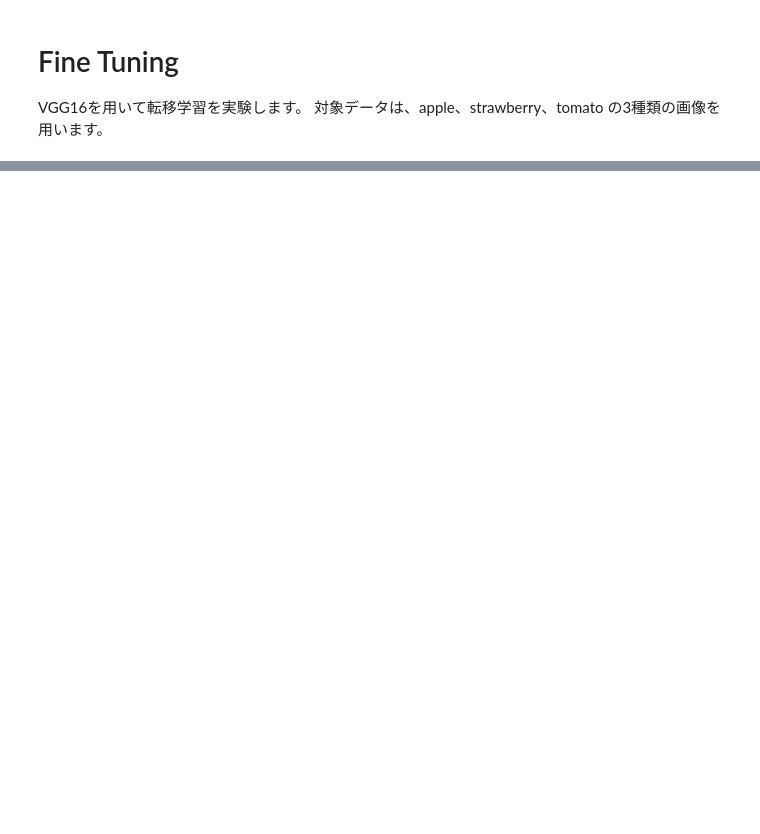
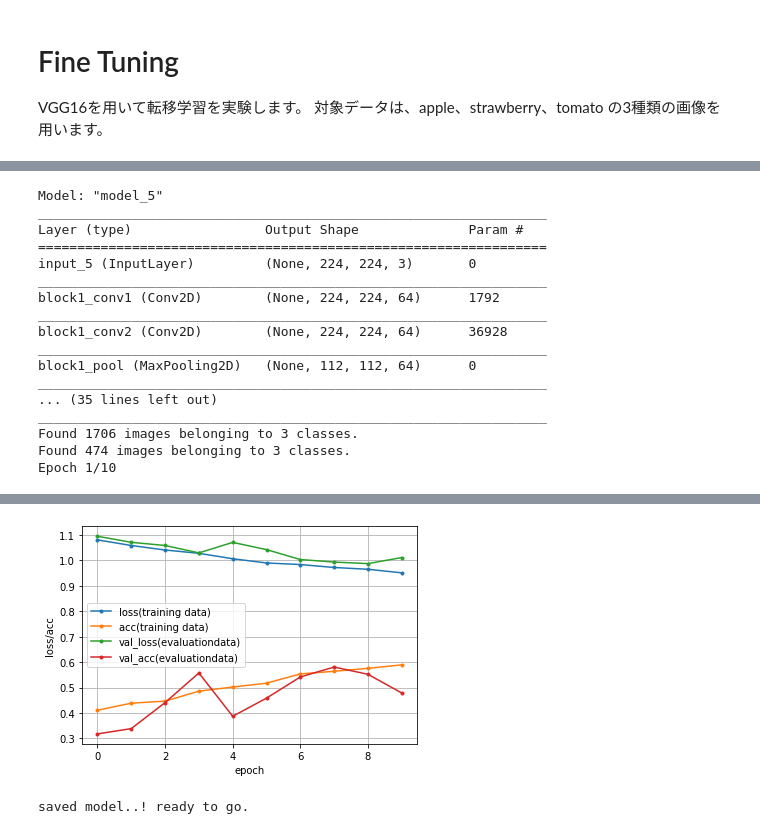
Before and after one commit to taniokah/DL-Basic-Seminar2, a Jupyter notebook: Transfer_Learning.ipynb, the cells around one changed output, grey strips where cells are left out. Drawn from its saved outputs; the diff is of its cells as text; code cells hidden in the pictures; blank space fills up the shorter version.

```diff
--- a/Transfer_Learning.ipynb
+++ b/Transfer_Learning.ipynb
@@ -278,6 +371,7 @@ predict('images/validation/tomato/000005.png', 'tomato')
 from keras.applications.vgg16 import VGG16, preprocess_input, decode_predictions
 from keras.models import Sequential, Model
 from keras.layers import Input, Dense, Dropout, Activation, Flatten, GlobalAveragePooling2D
+from keras.optimizers import SGD
 from keras.preprocessing import image
 
 from PIL import ImageFile
@@ -316,14 +410,14 @@ model.compile(loss='categorical_crossentropy',
 
 model.summary()
 
-train_datagen = ImageFile.ImageDataGenerator(
+train_datagen = image.ImageDataGenerator(
    rescale=1.0 / 255,
    shear_range=0.2,
    zoom_range=0.2,
    horizontal_flip=True,
    rotation_range=10)
 
-test_datagen = ImageFile.ImageDataGenerator(
+test_datagen = image.ImageDataGenerator(
    rescale=1.0 / 255,
 )
 
@@ -345,7 +439,7 @@ validation_generator = test_datagen.flow_from_directory(
 
 hist = model.fit_generator(train_generator,
    steps_per_epoch=NUM_TRAINING//BATCH_SIZE,
-   epochs=30,
+   epochs=10,
    verbose=1,
    validation_data=validation_generator,
    validation_steps=NUM_VALIDATION//BATCH_SIZE,
@@ -376,3 +470,21 @@ with open('model.json', 'w') as json_file:
 
 model.save_weights("model.h5")
 print("saved model..! ready to go.")
+# %% [output]
+Model: "model_5"
+_________________________________________________________________
+Layer (type)                 Output Shape              Param #
+=================================================================
+input_5 (InputLayer)         (None, 224, 224, 3)       0
+_________________________________________________________________
+block1_conv1 (Conv2D)        (None, 224, 224, 64)      1792
+_________________________________________________________________
+block1_conv2 (Conv2D)        (None, 224, 224, 64)      36928
+_________________________________________________________________
+block1_pool (MaxPooling2D)   (None, 112, 112, 64)      0
+_________________________________________________________________
+... (35 lines left out)
+_________________________________________________________________
+Found 1706 images belonging to 3 classes.
+Found 474 images belonging to 3 classes.
+Epoch 1/10
@@ -379,3 +510,5 @@ print("saved model..! ready to go.")
+[figure, added]
+saved model..! ready to go.
 # %%
 def loadmodel(m1='model.json', m2='model.h5'):
     json_file = open(m1, 'r')
```
Also changed, not shown: parts of 7 cells of this notebook.
